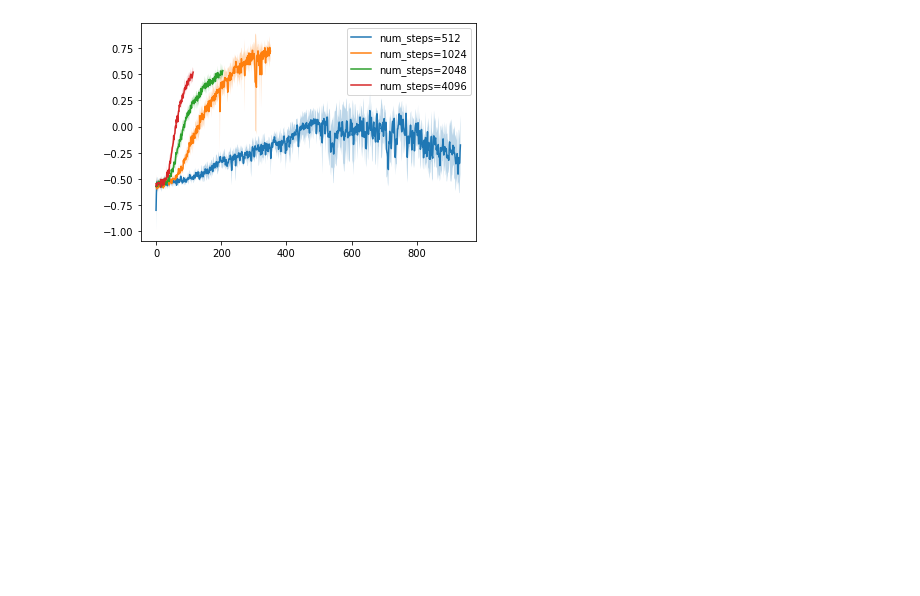
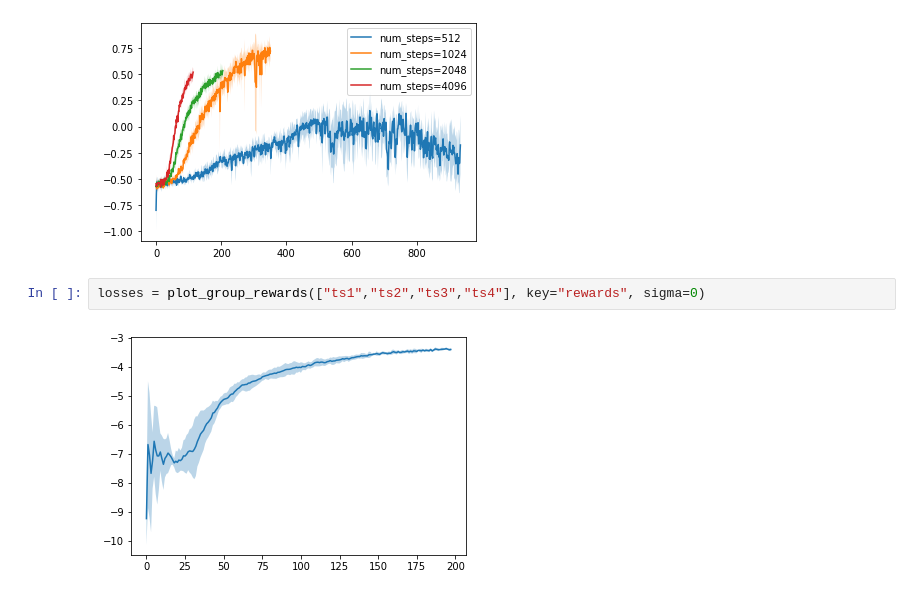
Before and after one commit to neuroailab/CuriousSamplePlanner, a Jupyter notebook: policy_learning/Policy Learning Results.ipynb, the cells around one changed output. Saved outputs shown, nothing was run; the diff lists cells and outputs as text; blank space fills up the shorter version.

```diff
--- a/policy_learning/Policy Learning Results.ipynb
+++ b/policy_learning/Policy Learning Results.ipynb
@@ -258,3 +258,7 @@ plt.legend(["num_steps=512", "num_steps=1024", "num_steps=2048", "num_steps=4096
 [figure]
 [figure]
 [figure]
+# %%
+losses = plot_group_rewards(["ts1","ts2","ts3","ts4"], key="rewards", sigma=0)
+# %% [output]
+[figure, added]
```
Also changed, not shown: parts of 1 cell of this notebook, 5 other files.
